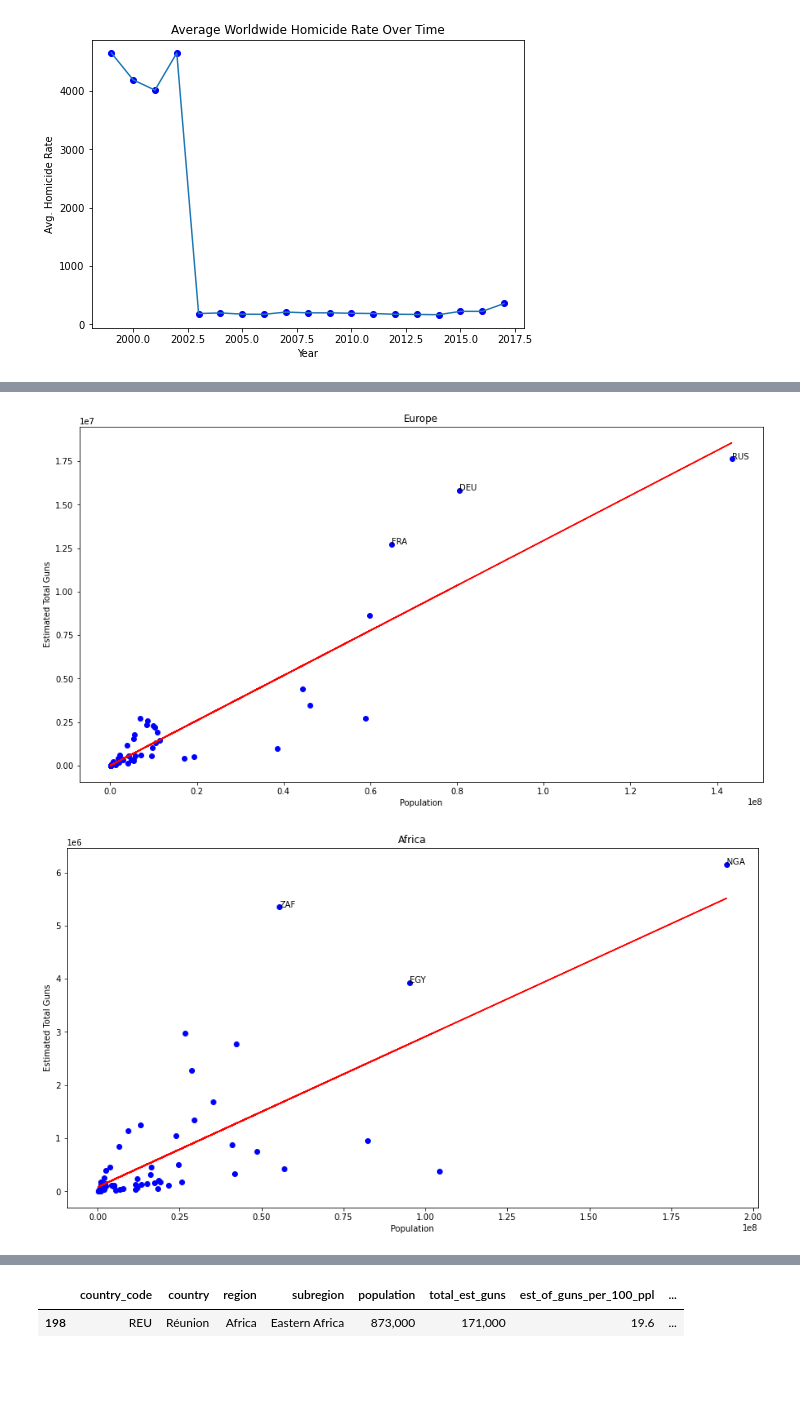
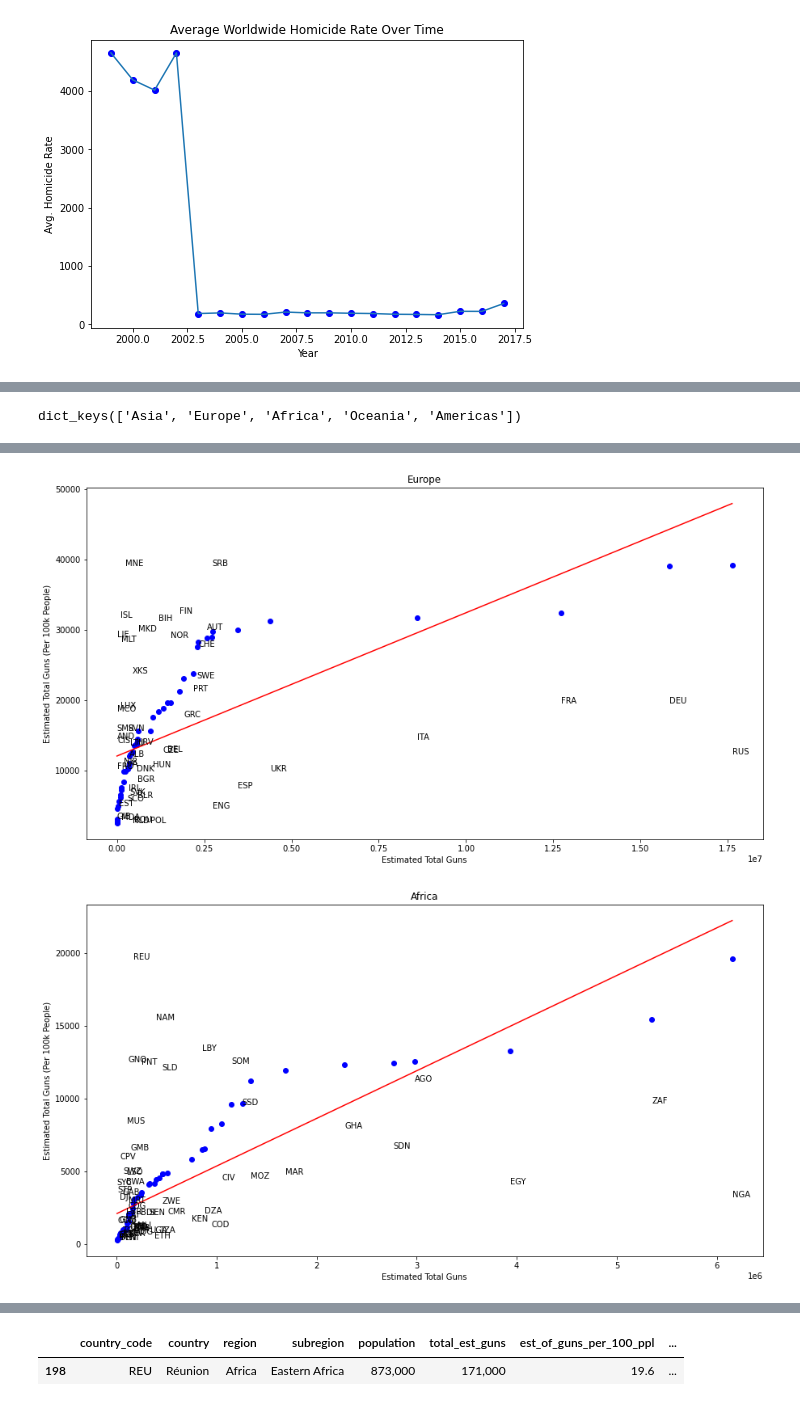
Before and after one commit to the-amazing-works-of-stephanie/gun-violence-analysis, a Jupyter notebook: fp.ipynb, the cells around one changed output, grey strips where cells are left out. Cells and saved outputs as stored; diff of their text form; code cells hidden in the pictures; blank space fills up the shorter version.

Commit message:
Merge remote-tracking branch 'origin/main' into main
# Conflicts:
#	fp.ipynb

```diff
--- a/fp.ipynb
+++ b/fp.ipynb
@@ -42,5 +42,6 @@ got_gun[0].columns=['country_code', 'country', 'region', 'subregion', 'populatio
 
 #drop some unnecessary columns & rows
 got_gun[0].drop(range(0,5), inplace=True)
-#NOTE: should we delete some other columns? is all of these data relevant for our project?
-got_gun[0].drop(columns=['delete1', 'delete2'], inplace=True)
+got_gun[0].drop(columns=['delete1', 'delete2', 'comp_method', 'registered_guns', 'unregistered_guns'], inplace=True)
+
+got_gun[0]
@@ -71,5 +87,5 @@ gun_owners
 # %%
-gun_owners = gun_owners.drop(['comp_method', 'registered_guns', 'unregistered_guns'], axis=1)
+# adding a column for guns per 100k citizens into dataframe
 per_100k = []
 for row in gun_owners.iterrows():
     val = (float(row[1]['total_est_guns'].replace(",", "")) / float(row[1]['population'].replace(",", ""))) * 100000
@@ -126,55 +218,40 @@ plt.show()
 # %%
-pop = {}
+# what is this doing?
 guns = {}
+guns_per = {}
 for key in guns_per_region.keys():
     table = guns_per_region[key]
     total_pop = {}
     total_gun = {}
     for row in table.iterrows():
-        total_pop[row[1]['country_code']] = int(row[1]['population'].replace(",", ""))
-        total_gun[row[1]['country_code']] = float(row[1]['total_est_guns'].replace(",", ""))
-    pop[key] = total_pop
-    guns[key] = total_gun
+        total_pop[row[1]['country_code']] = int(row[1]['total_est_guns'].replace(",", ""))
+        total_gun[row[1]['country_code']] = row[1]['guns_per_100k']
+    guns[key] = total_pop
+    guns_per[key] = total_gun
+
+guns_per.keys()
+# %% [output]
+dict_keys(['Asia', 'Europe', 'Africa', 'Oceania', 'Americas'])
 # %%
+#
 titles = list(guns_per_region.keys())
-thresholds = {'Asia': 40000000, 'Europe': 10000000, 'Africa': 3000000, 'Oceania': 1000000, 'Americas': 4500000}
-check_guns = {}
 for i in titles:
-    x = (np.array(list(pop[i].values())))
-    y = (np.array(list(guns[i].values())))
-    #m, b = np.polyfit(x,y,1)
+    x = np.sort(np.array(list(guns[i].values())))
+    y = np.sort(np.array(list(guns_per[i].values())))
 
     plt.figure(figsize=(15, 8))
     plt.scatter(x, y, color="Blue")
-    #plt.plot(x, (m*x) + b, color="Red")
 
-    # I moved this up here
     regr = LinearRegression()
 
     regr.fit(x.reshape(-1, 1), y.reshape(-1, 1))
     plt.plot(x.reshape(-1, 1), regr.predict(x.reshape(-1, 1)), color="Red")
 
-    plt.xlabel("Population")
-    plt.ylabel("Estimated Total Guns")
+    plt.xlabel("Estimated Total Guns")
+    plt.ylabel("Estimated Total Guns (Per 100k People)")
     plt.title(i)
 
-    #highlight the top few countries of interest
-    #NOTE: is not working yet
-    """if i == 'Asia':
-        print(guns[i])
-        print(pop[i])
-        #if guns > 200000 && population > 200000 b/c that's 1 gun to every person???
-        #if guns[i] > pop[i]:
-        plt.scatter(x,y, color = 'Purple')
-        #print("country:", i, "population:", pop[i], "guns:", guns[i])
-        # maybe stick those top few countries into a dataframe for later use??"""
-
-    # NOTE: This puts the text only in certain ones -- the thresholds are defined above. Not sure if it's a problem that they're hardcoded but ¯\_(ツ)_/¯
-    for j in pop[i].keys():
-        if guns[i][j] >= thresholds[i]:
-            if not check_guns.get(i, False):
-                check_guns[i] = []
-            check_guns[i].append(j)
-            plt.text(x=pop[i][j], y=guns[i][j], s=j)
+    for j in guns[i].keys():
+        plt.text(x=guns[i][j], y=guns_per[i][j], s=j)
     plt.show()
 # %% [output]
@@ -182,2 +259,2 @@ for i in titles:
-[figure, old version]
+[figure, new version]
-[figure, old version]
+[figure, new version]
```
Also changed, not shown: parts of 13 cells of this notebook.
